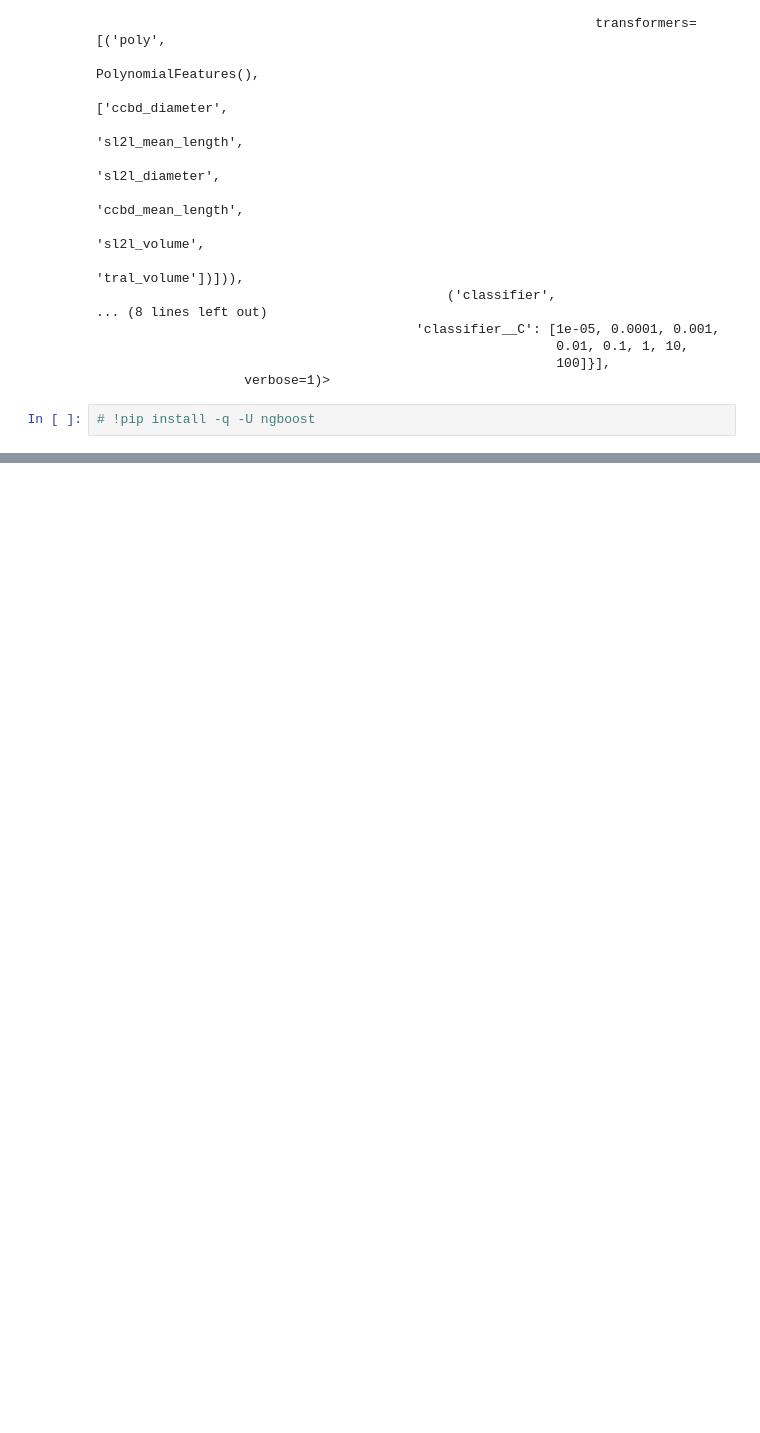
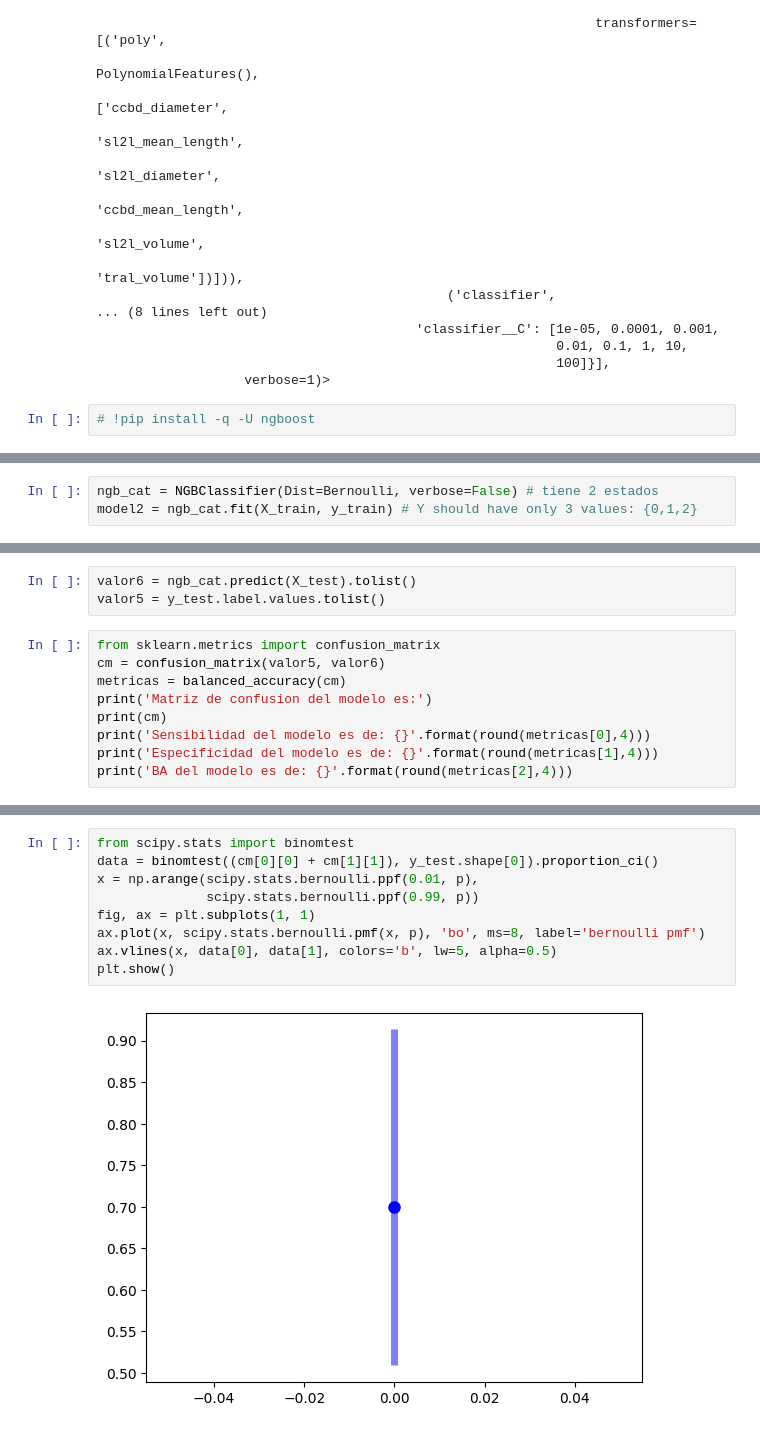
Before and after one commit to brainhack-school2023/galvan_project, a Jupyter notebook: src/3.ModelClasif-SFS-BSC.ipynb, the cells around one changed output, grey strips where cells are left out. Drawn from its saved outputs; the diff is of its cells as text; blank space fills up the shorter version.

Commit message:
nuevos modelos

```diff
--- a/src/3.ModelClasif-SFS-BSC.ipynb
+++ b/src/3.ModelClasif-SFS-BSC.ipynb
@@ -415,0 +409,3 @@ Test NLL 50.43224321346594
+# %%
+ngb_cat = NGBClassifier(Dist=Bernoulli, verbose=False) # tiene 2 estados
+model2 = ngb_cat.fit(X_train, y_train) # Y should have only 3 values: {0,1,2}
@@ -415,0 +445,12 @@ Test NLL 50.43224321346594
+# %%
+valor6 = ngb_cat.predict(X_test).tolist()
+valor5 = y_test.label.values.tolist()
+# %%
+from sklearn.metrics import confusion_matrix
+cm = confusion_matrix(valor5, valor6)
+metricas = balanced_accuracy(cm)
+print('Matriz de confusion del modelo es:')
+print(cm)
+print('Sensibilidad del modelo es de: {}'.format(round(metricas[0],4)))
+print('Especificidad del modelo es de: {}'.format(round(metricas[1],4)))
+print('BA del modelo es de: {}'.format(round(metricas[2],4)))
@@ -415,0 +536,11 @@ Test NLL 50.43224321346594
+# %%
+from scipy.stats import binomtest
+data = binomtest((cm[0][0] + cm[1][1]), y_test.shape[0]).proportion_ci()
+x = np.arange(scipy.stats.bernoulli.ppf(0.01, p),
+              scipy.stats.bernoulli.ppf(0.99, p))
+fig, ax = plt.subplots(1, 1)
+ax.plot(x, scipy.stats.bernoulli.pmf(x, p), 'bo', ms=8, label='bernoulli pmf')
+ax.vlines(x, data[0], data[1], colors='b', lw=5, alpha=0.5)
+plt.show()
+# %% [output]
+[figure, added]
```
Also changed, not shown: parts of 42 cells of this notebook, 4 other files.
